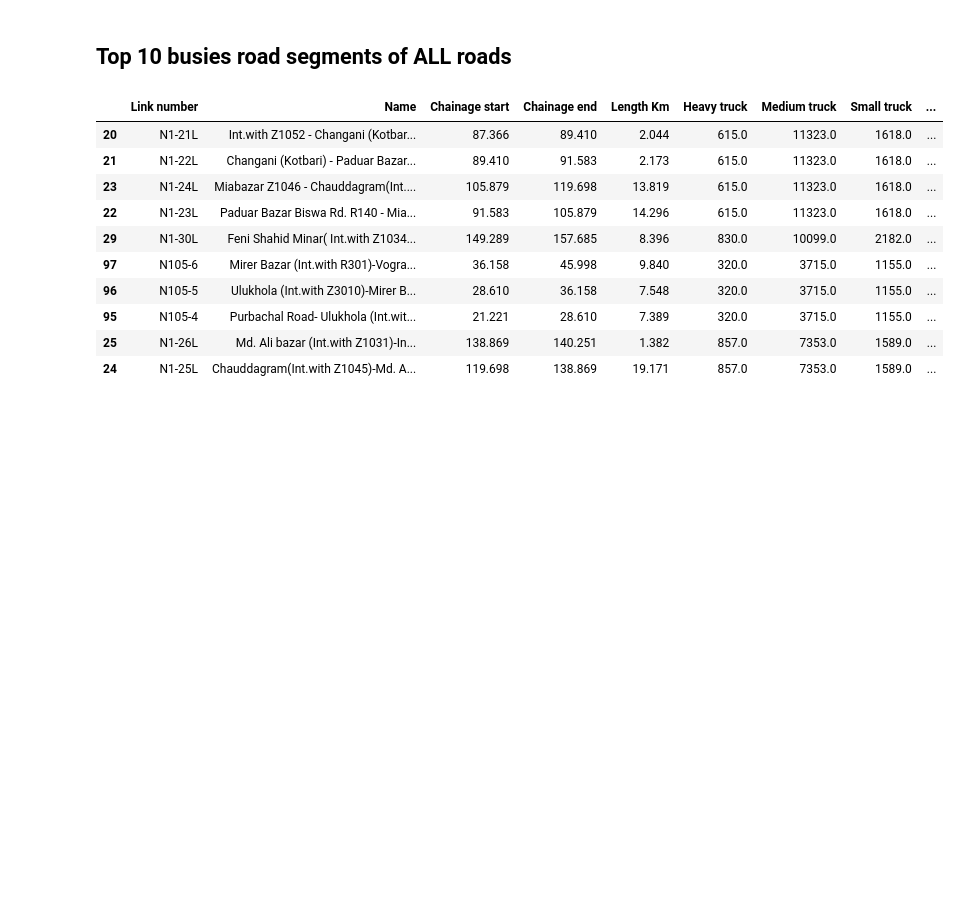
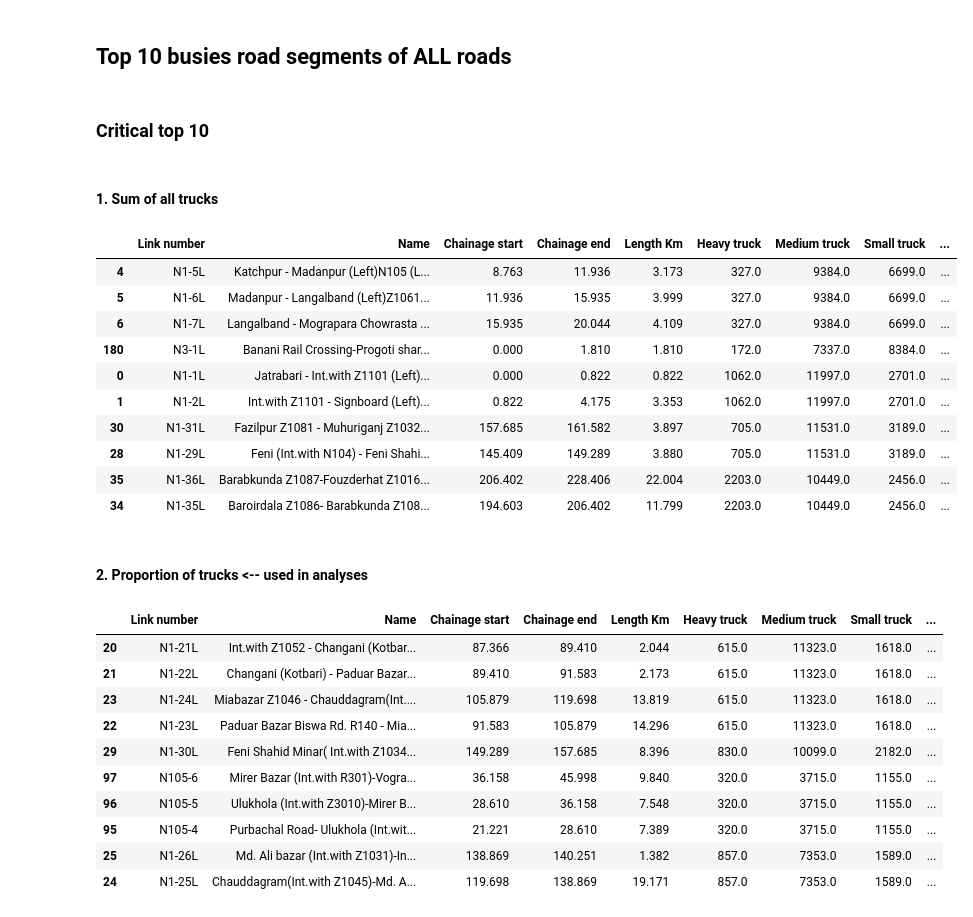
Before and after one commit to roydonders/EPA113a-Lab, a Jupyter notebook: EPA1352-G01-A4/notebook/Top 10 Roads RMMS data.ipynb, the cells around one changed output. Saved outputs shown, nothing was run; the diff lists cells and outputs as text; code cells hidden in the pictures; blank space fills up the shorter version.

```diff
--- a/EPA1352-G01-A4/notebook/Top 10 Roads RMMS data.ipynb
+++ b/EPA1352-G01-A4/notebook/Top 10 Roads RMMS data.ipynb
@@ -308,6 +312,32 @@ top_10_critical_roads_for_each_road
 100 rows × 12 columns
 # %% [markdown]
 ## Top 10 busies road segments of ALL roads
+# %% [markdown]
+### Critical top 10
+# %% [markdown]
+#### 1. Sum of all trucks
+# %%
+# DataFrame based on the 'Sum of all trucks on the road' column values
+sorted_df = df.sort_values(by='Sum Truck', ascending=False)
+
+# Get the top 10 critical roads of all segments
+top_10_criticalsum_roads = sorted_df.head(10)
+
+top_10_criticalsum_roads
+# %% [output]
+|  | Link number | Name | Chainage start | Chainage end | Length Km | Heavy truck | Medium truck | Small truck | ... |
+| 4 | N1-5L | Katchpur - Madanpur (Left)N105 (L... | 8.763 | 11.936 | 3.173 | 327.0 | 9384.0 | 6699.0 | ... |
+| 5 | N1-6L | Madanpur - Langalband (Left)Z1061... | 11.936 | 15.935 | 3.999 | 327.0 | 9384.0 | 6699.0 | ... |
+| 6 | N1-7L | Langalband - Mograpara Chowrasta ... | 15.935 | 20.044 | 4.109 | 327.0 | 9384.0 | 6699.0 | ... |
+| 180 | N3-1L | Banani Rail Crossing-Progoti shar... | 0.000 | 1.810 | 1.810 | 172.0 | 7337.0 | 8384.0 | ... |
+| 0 | N1-1L | Jatrabari - Int.with Z1101 (Left)... | 0.000 | 0.822 | 0.822 | 1062.0 | 11997.0 | 2701.0 | ... |
+| 1 | N1-2L | Int.with Z1101 - Signboard (Left)... | 0.822 | 4.175 | 3.353 | 1062.0 | 11997.0 | 2701.0 | ... |
+| 30 | N1-31L | Fazilpur Z1081 - Muhuriganj Z1032... | 157.685 | 161.582 | 3.897 | 705.0 | 11531.0 | 3189.0 | ... |
+| 28 | N1-29L | Feni (Int.with N104) - Feni Shahi... | 145.409 | 149.289 | 3.880 | 705.0 | 11531.0 | 3189.0 | ... |
+| 35 | N1-36L | Barabkunda Z1087-Fouzderhat Z1016... | 206.402 | 228.406 | 22.004 | 2203.0 | 10449.0 | 2456.0 | ... |
+| 34 | N1-35L | Baroirdala Z1086- Barabkunda Z108... | 194.603 | 206.402 | 11.799 | 2203.0 | 10449.0 | 2456.0 | ... |
+# %% [markdown]
+#### 2. Proportion of trucks <-- used in analyses
 # %%
 # DataFrame based on the 'Proportion truck' column values
 sorted_df = df.sort_values(by='Proportion truck', ascending=False)
```
Also changed, not shown: parts of 15 cells of this notebook.
